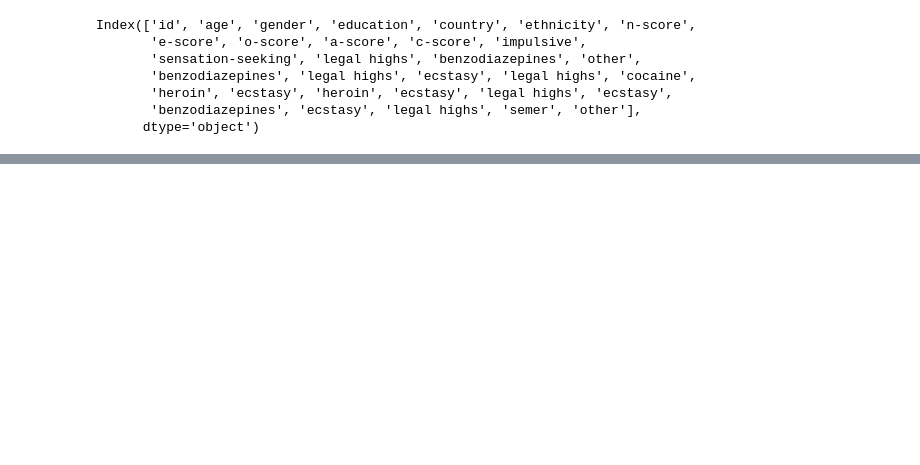
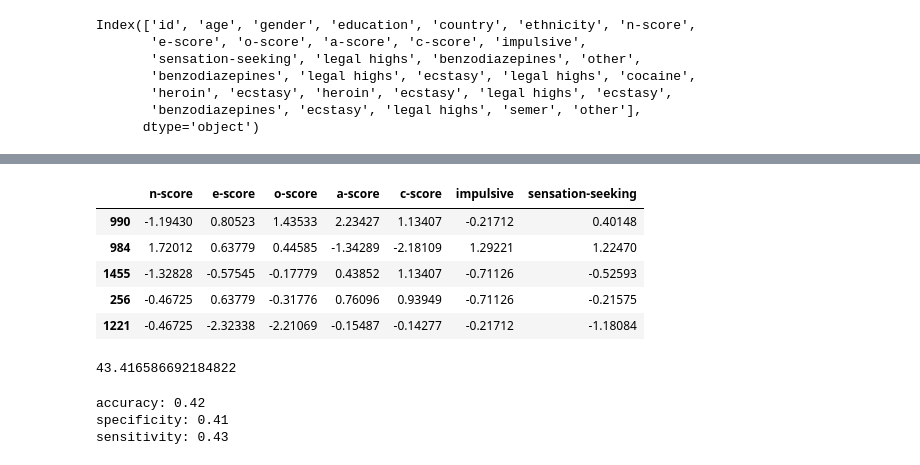
Before and after one commit to jsudufour/30days-of-ml, a Jupyter notebook: 1-drugs/Personality and Drug Use - Classification.ipynb, the cells around one changed output, grey strips where cells are left out. Drawn from its saved outputs; the diff is of its cells as text; code cells hidden in the pictures; blank space fills up the shorter version.

Commit message:
prepare data for classification and run initial classification model using knn

```diff
--- a/1-drugs/Personality and Drug Use - Classification.ipynb
+++ b/1-drugs/Personality and Drug Use - Classification.ipynb
@@ -318,4 +325,4 @@ d_types_d.head()
 # %%
-drugs_types = pd.concat([types, d_types_d])
+drugs_types = types.merge(d_types_d, right_index = True, left_index = True)
 drugs_types.head()
 # %% [output]
@@ -327,0 +355,48 @@ drugs_types.head()
+# %%
+# KNN
+# Split into test/validate/train sets
+drugs_types = shuffle(drugs_types, random_state = 123)
+train = drugs_types.iloc[0:1000,:]
+validate = drugs_types.iloc[1000:1400,:]
+test = drugs_types.iloc[1400:,:]
+# %%
+# Split into data/labels
+train_data = train.iloc[:,6:13]
+train_labels_benzo = train.iloc[:,13]
+train_labels_cocaine = train.iloc[:,14]
+train_labels_ecstasy = train.iloc[:,15]
+train_labels_heroin = train.iloc[:,16]
+train_labels_lh = train.iloc[:,17]
+train_labels_other = train.iloc[:,18]
+train_labels_semer = train.iloc[:,19]
+#####
+validate_data = validate.iloc[:,6:13]
+validate_labels_benzo = validate.iloc[:,13]
+validate_labels_cocaine = validate.iloc[:,14]
+validate_labels_ecstasy = validate.iloc[:,15]
+validate_labels_heroin = validate.iloc[:,16]
+validate_labels_lh = validate.iloc[:,17]
+validate_labels_other = validate.iloc[:,18]
+validate_labels_semer = validate.iloc[:,19]
+#####
+test_data = test.iloc[:,6:13]
+test_labels_benzo = test.iloc[:,13]
+test_labels_cocaine = test.iloc[:,14]
+test_labels_ecstasy = test.iloc[:,15]
+test_labels_heroin = test.iloc[:,16]
+test_labels_lh = test.iloc[:,17]
+test_labels_other = test.iloc[:,18]
+test_labels_semer = test.iloc[:,19]
+# %%
+train_data.head()
+# %% [output]
+|  | n-score | e-score | o-score | a-score | c-score | impulsive | sensation-seeking |
+| 990 | -1.19430 | 0.80523 | 1.43533 | 2.23427 | 1.13407 | -0.21712 | 0.40148 |
+| 984 | 1.72012 | 0.63779 | 0.44585 | -1.34289 | -2.18109 | 1.29221 | 1.22470 |
+| 1455 | -1.32828 | -0.57545 | -0.17779 | 0.43852 | 1.13407 | -0.71126 | -0.52593 |
+| 256 | -0.46725 | 0.63779 | -0.31776 | 0.76096 | 0.93949 | -0.71126 | -0.21575 |
+| 1221 | -0.46725 | -2.32338 | -2.21069 | -0.15487 | -0.14277 | -0.21712 | -1.18084 |
+# %%
+np.sqrt(len(drugs))
+# %% [output]
+43.416586692184822
@@ -328,2 +407,16 @@ drugs_types.head()
+# %%
+# Evaluate for param tuning (value of k)
+validate = knn.predict(validate_data)
+tp, tn, fp, fn = confusion_matrix(validate, validate_labels_benzo).ravel()
+accuracy = (tp + tn)/(tp + tn + fp + fn)
+specificity = tn/(tn + fp)
+sensitivity = tp/(tp + fn)
+print('accuracy: %.2f' % accuracy)
+print('specificity: %.2f' % specificity)
+print('sensitivity: %.2f' % sensitivity)
+# %% [output]
+accuracy: 0.42
+specificity: 0.41
+sensitivity: 0.43
 # %%
 ##TODO
```
Also changed, not shown: parts of 13 cells of this notebook, 1 other file.
